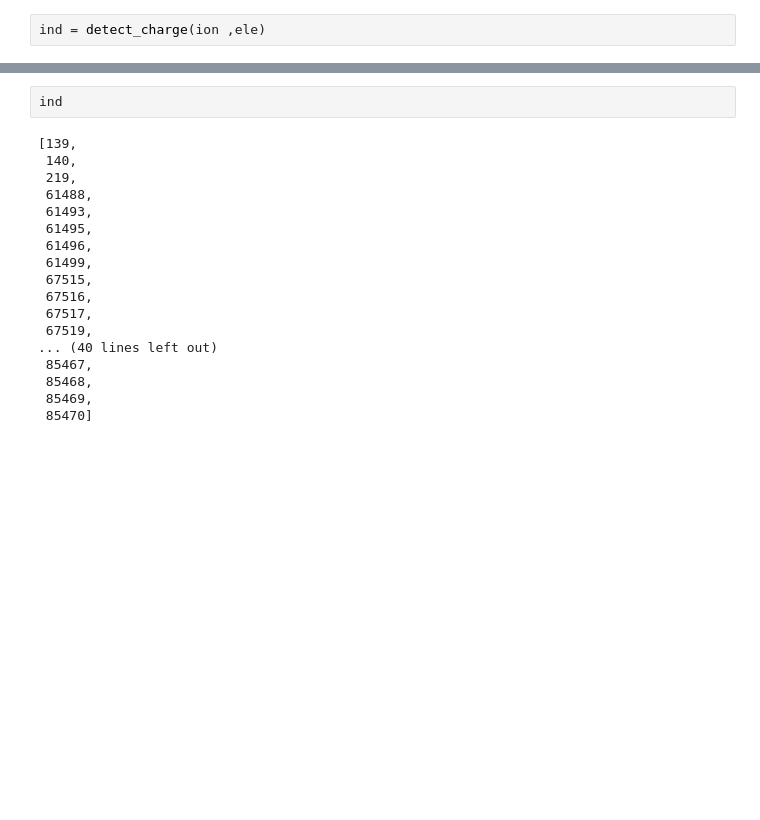
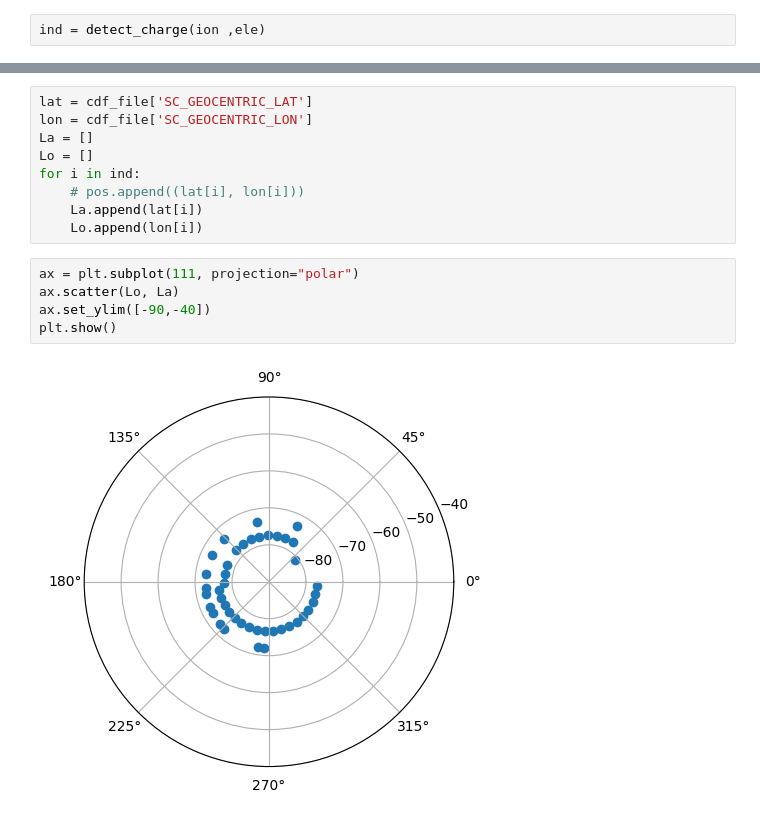
Before and after one commit to umeyuu/Prediction-of-Satellite-Potential-Using-Solar-Wind-Data, a Jupyter notebook: satelite_data.ipynb, the cells around one changed output, grey strips where cells are left out. Saved outputs shown, nothing was run; the diff lists cells and outputs as text; blank space fills up the shorter version.

```diff
--- a/satelite_data.ipynb
+++ b/satelite_data.ipynb
@@ -164,20 +158,16 @@ plot_fig(id, ion, ele)
-# %%
-ind
-# %% [output]
-[139,
- 140,
- 219,
- 61488,
- 61493,
- 61495,
- 61496,
- 61499,
- 67515,
- 67516,
- 67517,
- 67519,
-... (40 lines left out)
- 85467,
- 85468,
- 85469,
- 85470]
+# %%
+lat = cdf_file['SC_GEOCENTRIC_LAT']
+lon = cdf_file['SC_GEOCENTRIC_LON']
+La = []
+Lo = []
+for i in ind:
+    # pos.append((lat[i], lon[i]))
+    La.append(lat[i])
+    Lo.append(lon[i])
+# %%
+ax = plt.subplot(111, projection="polar")
+ax.scatter(Lo, La)
+ax.set_ylim([-90,-40])
+plt.show()
+# %% [output]
+[figure, added]
```
Also changed, not shown: parts of 9 cells of this notebook.
